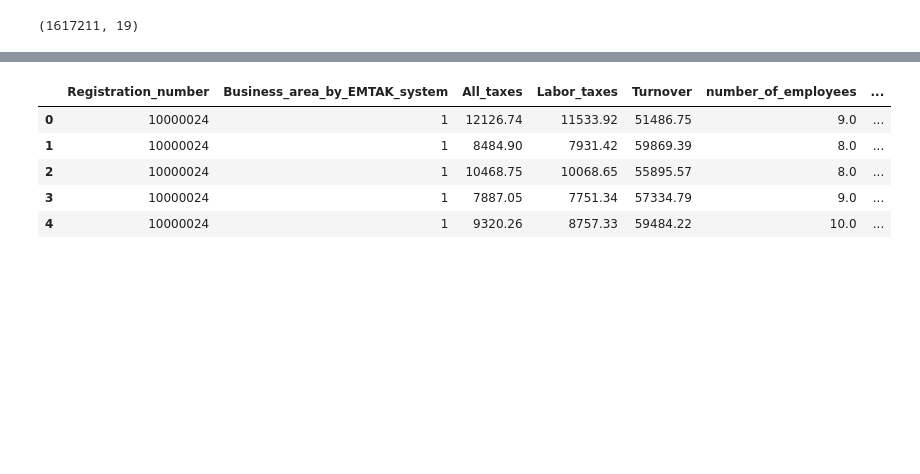
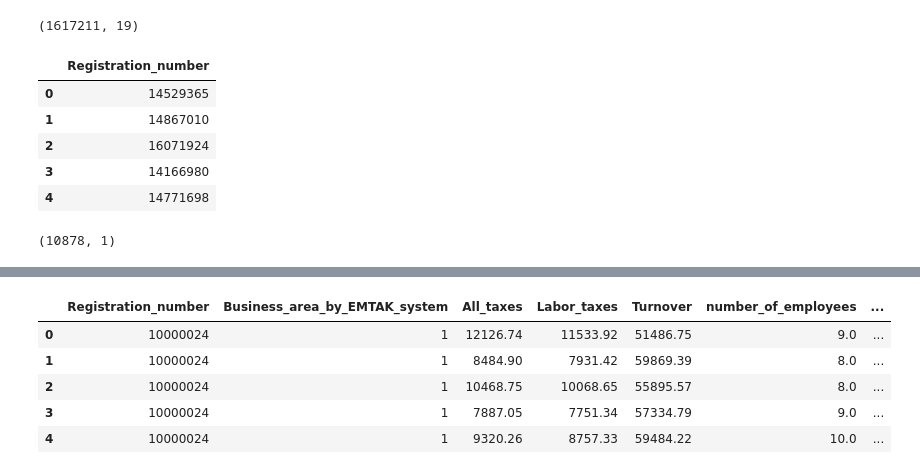
Before and after one commit to mshoush/ML21_Project_MFGC, a Jupyter notebook: Data_labelling_V2_PN_8_Dec_2021.ipynb, the cells around one changed output, grey strips where cells are left out. Drawn from its saved outputs; the diff is of its cells as text; code cells hidden in the pictures; blank space fills up the shorter version.

```diff
--- a/Data_labelling_V2_PN_8_Dec_2021.ipynb
+++ b/Data_labelling_V2_PN_8_Dec_2021.ipynb
@@ -16,7 +16,7 @@ import pandas as pd
 # %%
 # Load data
 
-df = pd.read_csv('./data/dataframes/full_period_unlabeled.csv')
+df = pd.read_csv('./data/dataframes/labelled/full_period_unlabeled.csv')
 df.head()
 # %% [output]
 |  | Unnamed: 0 | Registration_number | Business_area_by_EMTAK_system | All_taxes | Labor_taxes | Turnover | ... |
@@ -44,3 +44,23 @@ df.head()
 df.shape
 # %% [output]
 (1617211, 19)
+# %%
+# Create list of companies CGR in TOP 10%
+df_cgr_top = df[['Registration_number', 'emp_growth_rate_CGR']].copy(deep=True)
+df_cgr_top = df_cgr_top.drop_duplicates(keep='first')
+top = int(round(df_cgr_top.shape[0] * 0.1, 0))
+df_cgr_top = df_cgr_top.sort_values(by='emp_growth_rate_CGR', ascending=False).head(top)
+df_cgr_top = df_cgr_top.reset_index(drop=True)
+df_cgr_top = df_cgr_top.drop('emp_growth_rate_CGR', axis=1)
+df_cgr_top.head()
+# %% [output]
+|  | Registration_number |
+| 0 | 14529365 |
+| 1 | 14867010 |
+| 2 | 16071924 |
+| 3 | 14166980 |
+| 4 | 14771698 |
+# %%
+df_cgr_top.shape
+# %% [output]
+(10878, 1)
```
Also changed, not shown: parts of 2 cells of this notebook.
